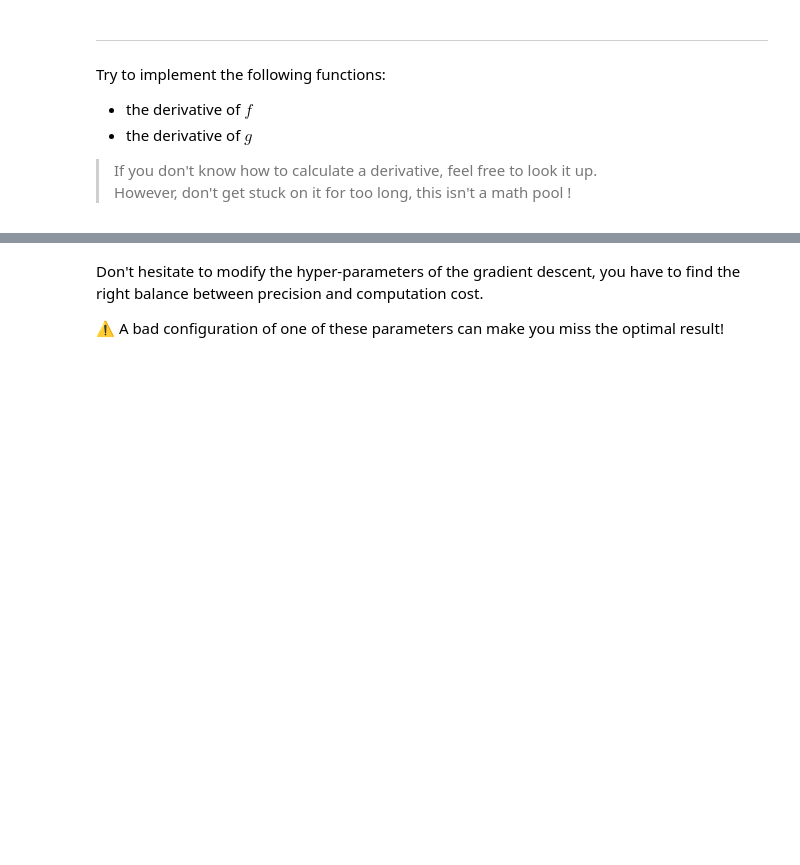
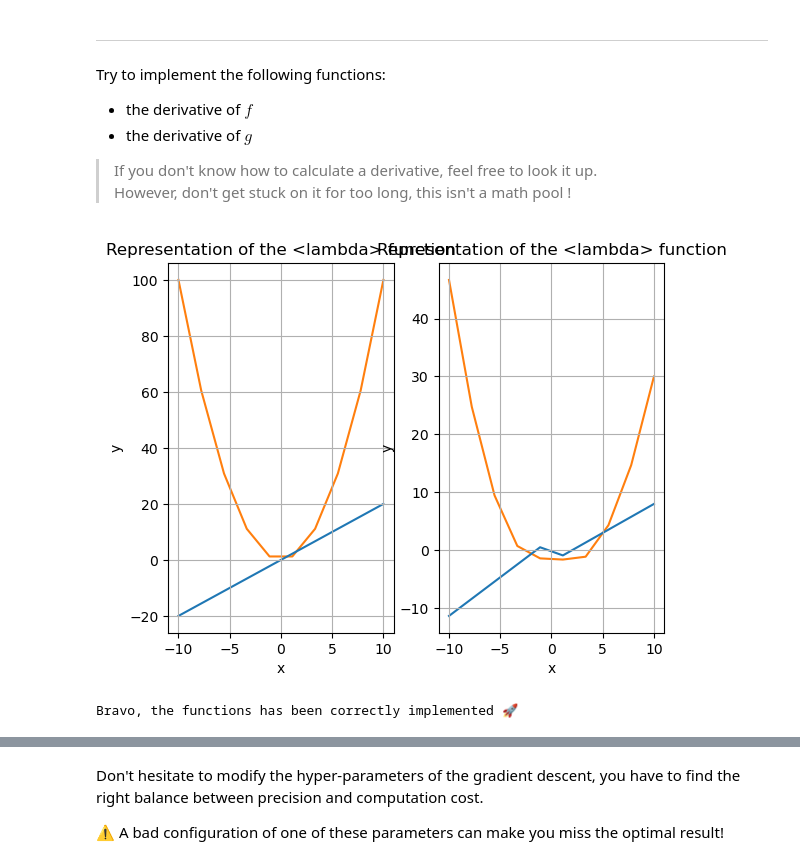
Before and after one commit to PoCInnovation/DeepSong2, a Jupyter notebook: aiPool/day02/1 - Maths & Numpy/mathematics-and-numpy.ipynb, the cells around one changed output, grey strips where cells are left out. Cells and saved outputs as stored; diff of their text form; code cells hidden in the pictures; blank space fills up the shorter version.

```diff
--- a/aiPool/day02/1 - Maths & Numpy/mathematics-and-numpy.ipynb
+++ b/aiPool/day02/1 - Maths & Numpy/mathematics-and-numpy.ipynb
@@ -155,13 +155,9 @@ Try to implement the following functions:
     \right.
 \end{equation*} $$
 # %%
-def f(x):
-    "TODO: implement f"
-    pass
+f = lambda x: np.square(x)
 
-def g(x):
-    "TODO: implement g"
-    pass
+g = lambda x: np.piecewise(x, [x < 0, x >= 0], [lambda x:(2 / 3 * np.square(-x) + (2 * x)), lambda x:(1 / 2 * np.square(x) - 2 * x)])
 
 assert f(4) == 16
 assert g(-3) == 0
@@ -184,17 +184,19 @@ Try to implement the following functions:
 > If you don't know how to calculate a derivative, feel free to look it up.\
 > However, don't get stuck on it for too long, this isn't a math pool !
 # %%
-def f_dx(x):
-    pass
+f_dx = lambda x: 2 * x
 
 def g_dx(x):
-    pass
+    return np.piecewise(x, [x < 0, x >= 0], [lambda x: ((4 * x) + 6) / 3, lambda x: x - 2])
 
 assert f_dx(4) == 8
 assert g_dx(-3) == -2
 assert g_dx(3) == 1
-#ws.display_functions(x, f, g, f_dx, g_dx)
+ws.display_functions(x, f, g, f_dx, g_dx)
 print('Bravo, the functions has been correctly implemented 🚀')
+# %% [output]
+[figure, added]
+Bravo, the functions has been correctly implemented 🚀
 # %% [markdown]
 ---
 
```
Also changed, not shown: parts of 5 cells of this notebook.
